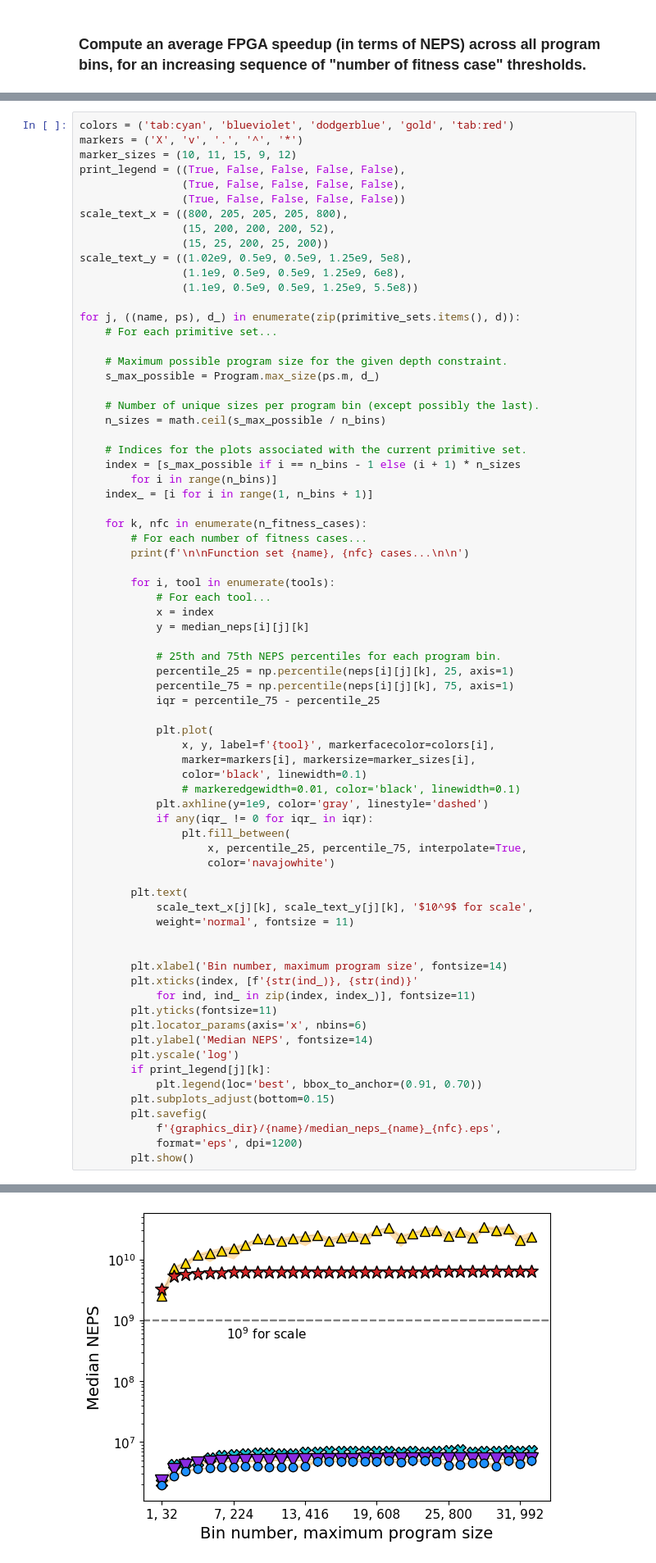
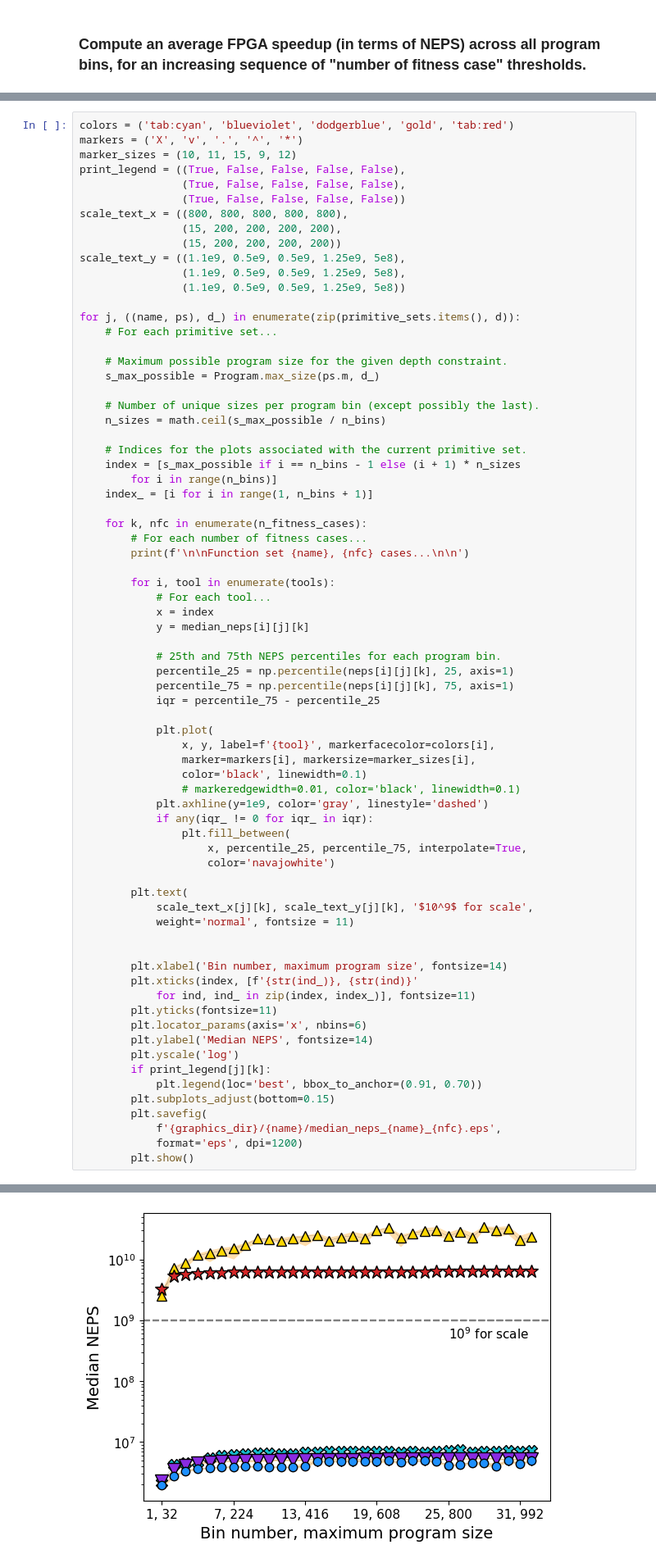
Before and after one commit to christophercrary/journal-gpem_si-gp_highlights-2023, a Jupyter notebook: experiment/tools/stats.ipynb, the cells around one changed output, grey strips where cells are left out. Shown at 82% size. Cells and saved outputs as stored; diff of their text form.

```diff
--- a/experiment/tools/stats.ipynb
+++ b/experiment/tools/stats.ipynb
@@ -319,12 +319,12 @@ marker_sizes = (10, 11, 15, 9, 12)
 print_legend = ((True, False, False, False, False),
                 (True, False, False, False, False),
                 (True, False, False, False, False))
-scale_text_x = ((800, 205, 205, 205, 800),
-                (15, 200, 200, 200, 52),
-                (15, 25, 200, 25, 200))
-scale_text_y = ((1.02e9, 0.5e9, 0.5e9, 1.25e9, 5e8),
-                (1.1e9, 0.5e9, 0.5e9, 1.25e9, 6e8),
-                (1.1e9, 0.5e9, 0.5e9, 1.25e9, 5.5e8))
+scale_text_x = ((800, 800, 800, 800, 800),
+                (15, 200, 200, 200, 200),
+                (15, 200, 200, 200, 200))
+scale_text_y = ((1.1e9, 0.5e9, 0.5e9, 1.25e9, 5e8),
+                (1.1e9, 0.5e9, 0.5e9, 1.25e9, 5e8),
+                (1.1e9, 0.5e9, 0.5e9, 1.25e9, 5e8))
 
 for j, ((name, ps), d_) in enumerate(zip(primitive_sets.items(), d)):
     # For each primitive set...
@@ -362,32 +362,32 @@ for j, ((name, ps), d_) in enumerate(zip(primitive_sets.items(), d)):
             plt.axhline(y=1e9, color='gray', linestyle='dashed')
             if any(iqr_ != 0 for iqr_ in iqr):
                 plt.fill_between(
                     x, percentile_25, percentile_75, interpolate=True,
                     color='navajowhite')
 
         plt.text(
             scale_text_x[j][k], scale_text_y[j][k], '$10^9$ for scale',
             weight='normal', fontsize = 11)
 
 
         plt.xlabel('Bin number, maximum program size', fontsize=14)
         plt.xticks(index, [f'{str(ind_)}, {str(ind)}'
             for ind, ind_ in zip(index, index_)], fontsize=11)
         plt.yticks(fontsize=11)
         plt.locator_params(axis='x', nbins=6)
         plt.ylabel('Median NEPS', fontsize=14)
         plt.yscale('log')
         if print_legend[j][k]:
             plt.legend(loc='best', bbox_to_anchor=(0.91, 0.70))
         plt.subplots_adjust(bottom=0.15)
         plt.savefig(
             f'{graphics_dir}/{name}/median_neps_{name}_{nfc}.eps',
             format='eps', dpi=1200)
         plt.show()
 # %% [output]
 The PostScript backend does not support transparency; partially transparent artists will be rendered opaque.
 Function set nicolau_a, 10 cases...
 [figure]
 Function set nicolau_a, 100 cases...
-[figure, old version]
+[figure, new version]
 Function set nicolau_a, 1000 cases...
```
Also changed, not shown: parts of 1 cell of this notebook, 17 other files.
